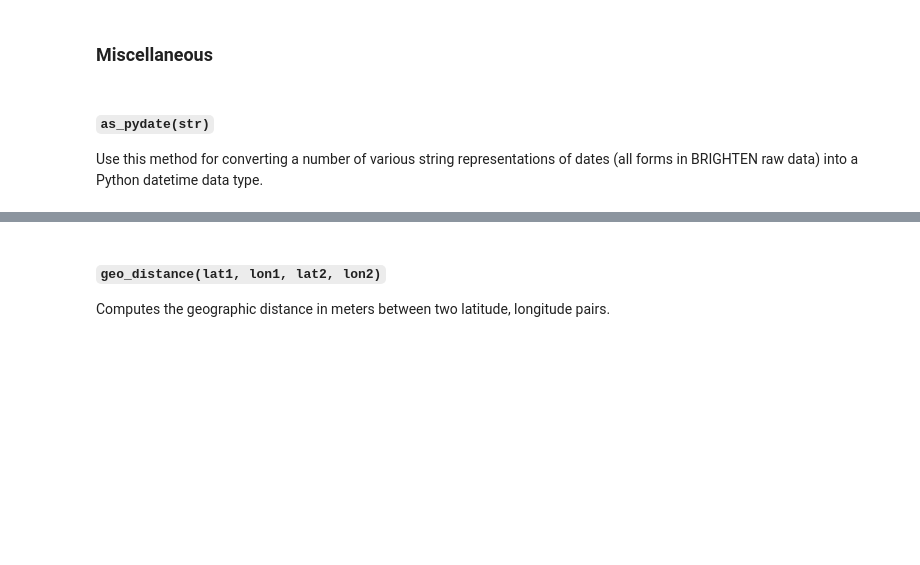
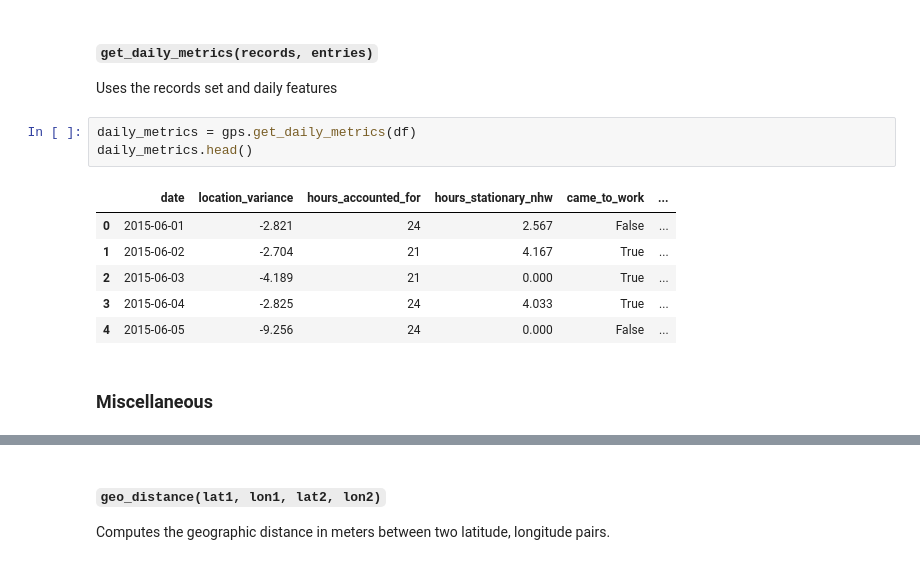
Before and after one commit to aid4mh/gSCAP, a Jupyter notebook: notebooks/demos/gps.ipynb, the cells around one changed output, grey strips where cells are left out. Drawn from its saved outputs; the diff is of its cells as text; blank space fills up the shorter version.

```diff
--- a/notebooks/demos/gps.ipynb
+++ b/notebooks/demos/gps.ipynb
@@ -42,5 +137,15 @@ provide a number of  miscellaneous, clustering, and api methods.
+# %% [markdown]
+#### `get_daily_metrics(records, entries)`
+Uses the records set and  daily features
+# %%
+daily_metrics = gps.get_daily_metrics(df)
+daily_metrics.head()
+# %% [output]
+|  | date | location_variance | hours_accounted_for | hours_stationary_nhw | came_to_work | ... |
+| 0 | 2015-06-01 | -2.821 | 24 | 2.567 | False | ... |
+| 1 | 2015-06-02 | -2.704 | 21 | 4.167 | True | ... |
+| 2 | 2015-06-03 | -4.189 | 21 | 0.000 | True | ... |
+| 3 | 2015-06-04 | -2.825 | 24 | 4.033 | True | ... |
+| 4 | 2015-06-05 | -9.256 | 24 | 0.000 | False | ... |
 # %% [markdown]
 ### Miscellaneous
-# %% [markdown]
-#### `as_pydate(str)`
-Use this method for converting a number of various string representations of dates (all forms in BRIGHTEN raw data) into a Python datetime data type.
```
Also changed, not shown: parts of 65 cells of this notebook, 23 other files.
